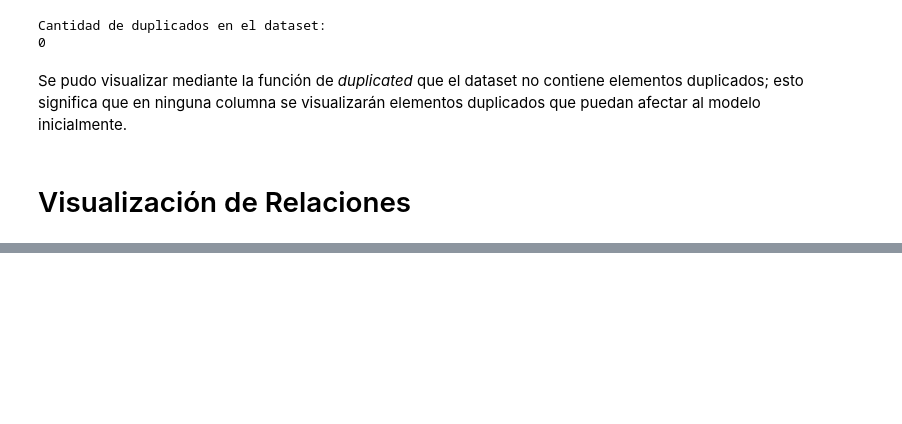
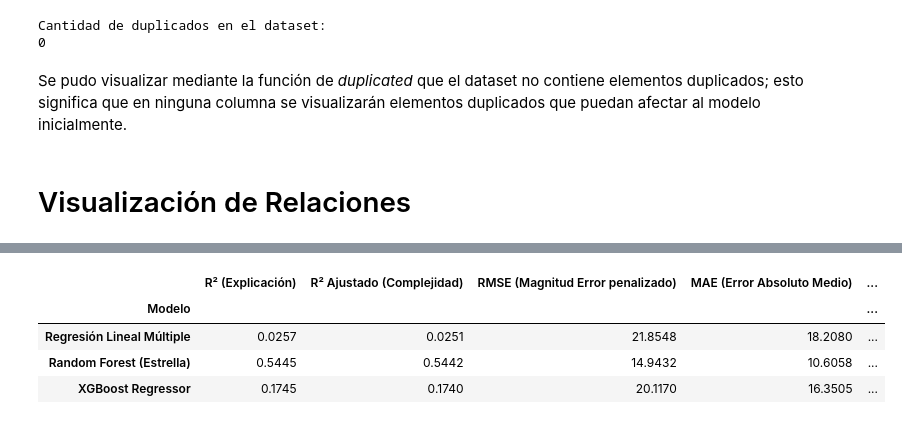
Before and after one commit to CtrlAltBryan/spotify-uide, a Jupyter notebook: notebooks/spotify_analysis.ipynb, the cells around one changed output, grey strips where cells are left out. Drawn from its saved outputs; the diff is of its cells as text; code cells hidden in the pictures; blank space fills up the shorter version.

```diff
--- a/notebooks/spotify_analysis.ipynb
+++ b/notebooks/spotify_analysis.ipynb
@@ -367,0 +311,50 @@ print("Tabla de comparación de métricas preparada. Pendiente de ejecución en
+# %%
+# 6. Evaluación y Estructuración Ampliada de Métricas
+def calcular_metricas_avanzadas(nombre_modelo, y_real, y_pred, num_predictores):
+    # Métricas básicas
+    rmse = np.sqrt(mean_squared_error(y_real, y_pred))
+    mae  = mean_absolute_error(y_real, y_pred)
+    r2   = r2_score(y_real, y_pred)
+
+    # 1. R² Ajustado
+    n = len(y_real)  # Cantidad de registros en el set de prueba
+    p = num_predictores  # Cantidad de variables de entrada (14)
+    r2_ajustado = 1 - ((1 - r2) * (n - 1) / (n - p - 1))
+
+    # 2. MAPE (Error Porcentual Absoluto Medio)
+    # Filtramos valores donde y_real == 0 para evitar divisiones por cero en canciones con 0 popularidad
+    mask = y_real != 0
+    mape = np.mean(np.abs((y_real[mask] - y_pred[mask]) / y_real[mask])) * 100
+
+    # 3. Error Máximo (Max Error)
+    max_err = np.max(np.abs(y_real - y_pred))
+
+    return {
+        'Modelo': nombre_modelo,
+        'R² (Explicación)': round(r2, 4),
+        'R² Ajustado (Complejidad)': round(r2_ajustado, 4),
+        'RMSE (Magnitud Error penalizado)': round(rmse, 4),
+        'MAE (Error Absoluto Medio)': round(mae, 4),
+        'MAPE (% Error Relativo)': f"{round(mape, 2)}%",
+        'Error Máximo Absoluto': round(max_err, 4)
+    }
+
+# Cantidad de variables en X (para el cálculo de R² Ajustado)
+num_variables = X_train_scaled.shape[1]
+
+# Re-estructuración de la lista de resultados con la función avanzada
+resultados_ampliados = [
+    calcular_metricas_avanzadas('Regresión Lineal Múltiple', y_test, y_pred_lr, num_variables),
+    calcular_metricas_avanzadas('Random Forest (Estrella)', y_test, y_pred_rf, num_variables),
+    calcular_metricas_avanzadas('XGBoost Regressor', y_test, y_pred_xgb, num_variables)
+]
+
+# Generación y despliegue de la nueva Tabla Comparativa
+df_resultados_ampliados = pd.DataFrame(resultados_ampliados).set_index('Modelo')
+display(df_resultados_ampliados)
+# %% [output]
+|  | R² (Explicación) | R² Ajustado (Complejidad) | RMSE (Magnitud Error penalizado) | MAE (Error Absoluto Medio) | ... |
+| Modelo |  |  |  |  | ... |
+| Regresión Lineal Múltiple | 0.0257 | 0.0251 | 21.8548 | 18.2080 | ... |
+| Random Forest (Estrella) | 0.5445 | 0.5442 | 14.9432 | 10.6058 | ... |
+| XGBoost Regressor | 0.1745 | 0.1740 | 20.1170 | 16.3505 | ... |
```
Also changed, not shown: parts of 11 cells of this notebook, 1 other file.
